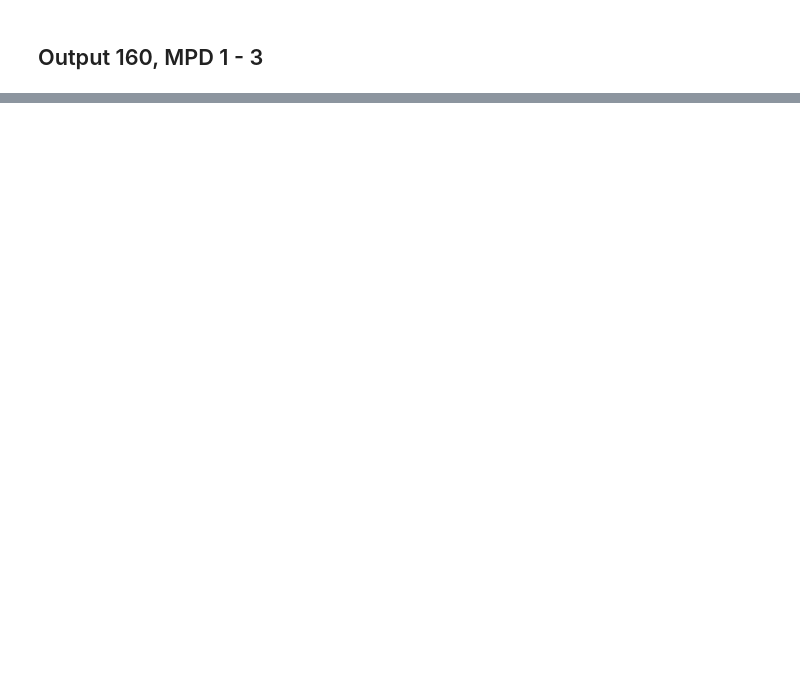
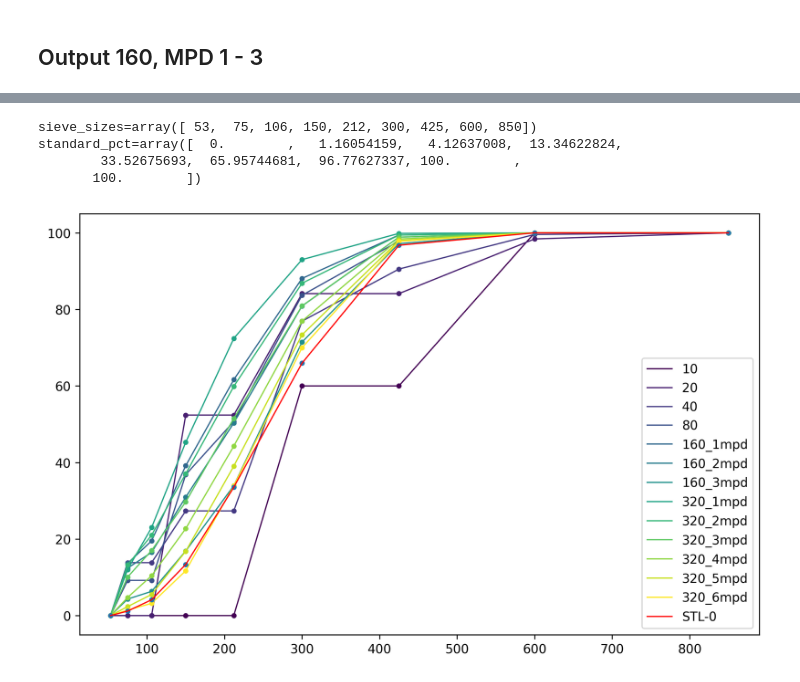
Before and after one commit to GusBusDraws/mhe-analysis, a Jupyter notebook: nbs/37_alshibli_1551_sizes.ipynb, the cells around one changed output, grey strips where cells are left out. Saved outputs shown, nothing was run; the diff lists cells and outputs as text; code cells hidden in the pictures; blank space fills up the shorter version.

```diff
--- a/nbs/37_alshibli_1551_sizes.ipynb
+++ b/nbs/37_alshibli_1551_sizes.ipynb
@@ -91,11 +94,4 @@ csv_path = Path(
     r'C:\Users\cgusb\Research\PSAAP\alshibli_1551_study'
     r'\alshibli-1551-bounds.csv')
 dims_df = pd.read_csv(csv_path)
-f50_bin_edges = [53,  75, 106, 150, 212, 300,  425, 600, 850]
-f50_standard =  [ 0, 0.2,   3,  15,  37,  34, 10.5, 0.3,   0]
-ct_res = 2.02  # ums/voxels
-n_particles, sieve_sizes = simulate_sieve(
-    dims_df, f50_bin_edges, pixel_res=ct_res)
-fig, ax = grading_curve(
-    n_particles, f50_bin_edges, standard_n_particles=f50_standard)
-plt.show()
+dims_df.head()
@@ -312,0 +424,29 @@ np.cumsum(standard_n_particles)=array([  0. ,   0.2,   3.2,  18.2,  55.2,  89.2,
+# %%
+# Plot histogram
+cmap = plt.get_cmap('viridis', len(n_particles_dict))
+fig, ax = plt.subplots(
+    figsize=(8, 5), facecolor='white', constrained_layout=True, dpi=300)
+for i, (label, n_particles) in enumerate(n_particles_dict.items()):
+    n_particles = np.insert(n_particles, 0, 0)
+    pct_particles = 100 * n_particles / np.sum(n_particles)
+    ax.scatter(sieve_sizes, np.cumsum(pct_particles), s=10, zorder=2, color=cmap(i))
+    ax.plot(
+        sieve_sizes, np.cumsum(pct_particles), label=label,
+        linewidth=1, zorder=2, color=cmap(i)
+    )
+standard_pct = np.insert(stl0_cum_pct, 0, 0)
+print(f'{sieve_sizes=}')
+print(f'{standard_pct=}')
+ax.scatter(sieve_sizes, standard_pct, s=10, zorder=2)
+ax.plot(
+    sieve_sizes, standard_pct, label='STL-0',
+    linewidth=1, zorder=2, color='red'
+)
+ax.legend()
+plt.show()
+# %% [output]
+sieve_sizes=array([ 53,  75, 106, 150, 212, 300, 425, 600, 850])
+standard_pct=array([  0.        ,   1.16054159,   4.12637008,  13.34622824,
+        33.52675693,  65.95744681,  96.77627337, 100.        ,
+       100.        ])
+[figure, added]
```
Also changed, not shown: parts of 15 cells of this notebook.
